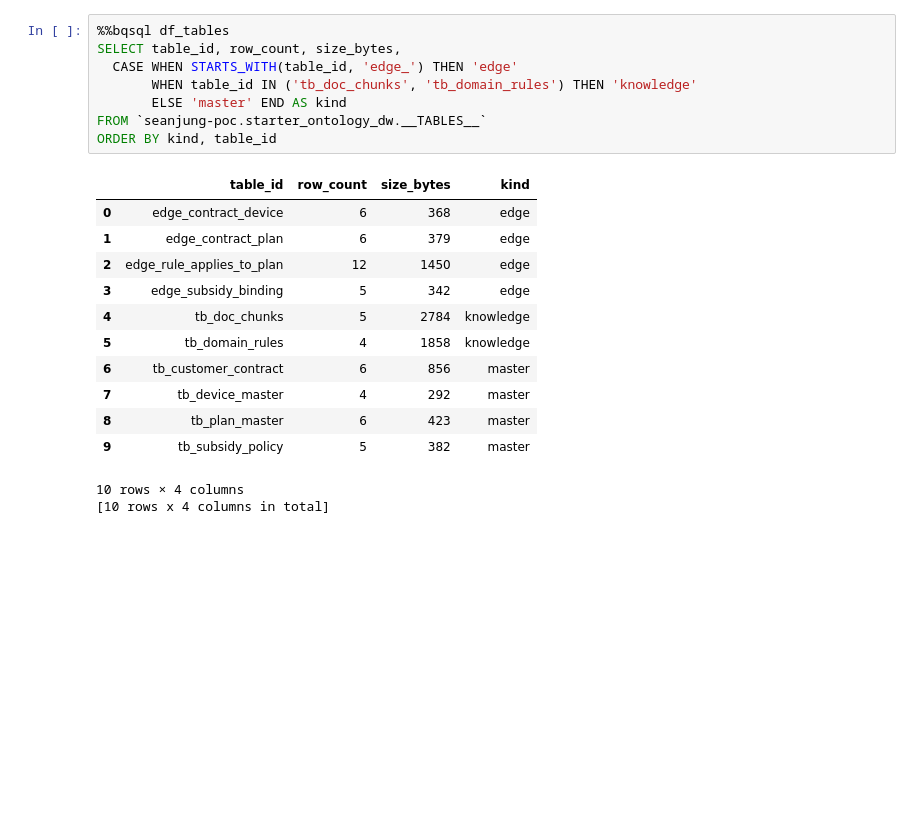
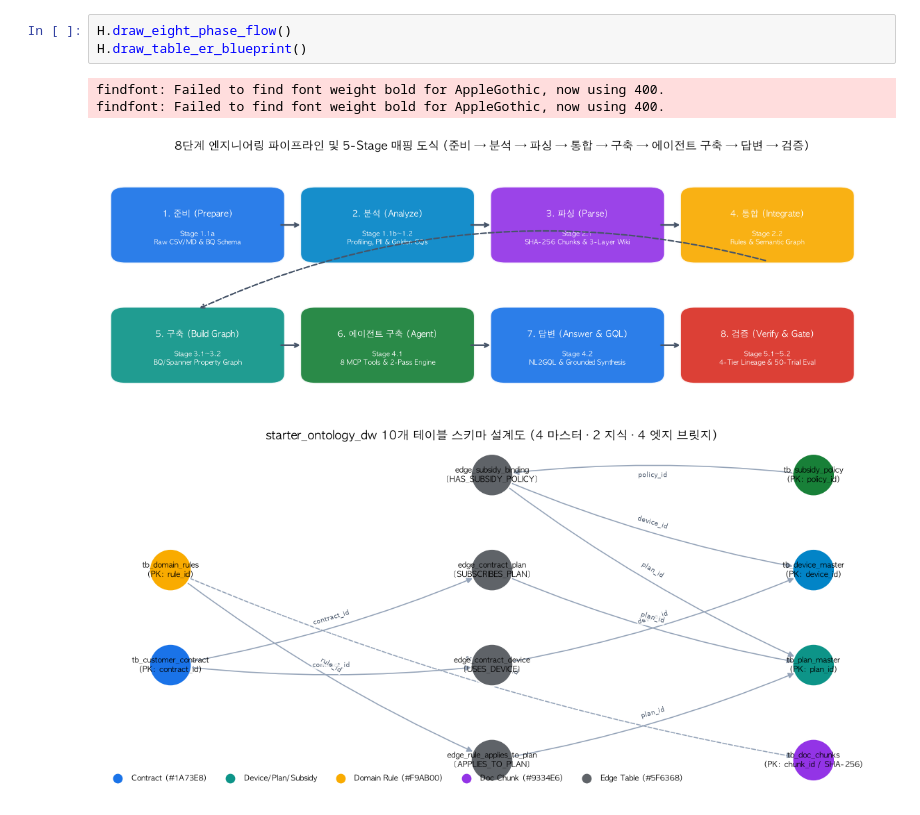
Before and after one commit to seanjungG/agentic-ontology-starter, a Jupyter notebook: notebooks/stage0_overview_walkthrough.ipynb, the cells around one changed output. Drawn from its saved outputs; the diff is of its cells as text; blank space fills up the shorter version.

```diff
--- a/notebooks/stage0_overview_walkthrough.ipynb
+++ b/notebooks/stage0_overview_walkthrough.ipynb
@@ -23,22 +46,8 @@ H.setup("ko")
 # %%
-%%bqsql df_tables
-SELECT table_id, row_count, size_bytes,
-  CASE WHEN STARTS_WITH(table_id, 'edge_') THEN 'edge'
-       WHEN table_id IN ('tb_doc_chunks', 'tb_domain_rules') THEN 'knowledge'
-       ELSE 'master' END AS kind
-FROM `seanjung-poc.starter_ontology_dw.__TABLES__`
-ORDER BY kind, table_id
+H.draw_eight_phase_flow()
+H.draw_table_er_blueprint()
 # %% [output]
-|  | table_id | row_count | size_bytes | kind |
-| 0 | edge_contract_device | 6 | 368 | edge |
-| 1 | edge_contract_plan | 6 | 379 | edge |
-| 2 | edge_rule_applies_to_plan | 12 | 1450 | edge |
-| 3 | edge_subsidy_binding | 5 | 342 | edge |
-| 4 | tb_doc_chunks | 5 | 2784 | knowledge |
-| 5 | tb_domain_rules | 4 | 1858 | knowledge |
-| 6 | tb_customer_contract | 6 | 856 | master |
-| 7 | tb_device_master | 4 | 292 | master |
-| 8 | tb_plan_master | 6 | 423 | master |
-| 9 | tb_subsidy_policy | 5 | 382 | master |
-10 rows × 4 columns
-[10 rows x 4 columns in total]
+findfont: Failed to find font weight bold for AppleGothic, now using 400.
+findfont: Failed to find font weight bold for AppleGothic, now using 400.
+[figure, added]
+[figure, added]
```
Also changed, not shown: parts of 20 cells of this notebook, 22 other files.
